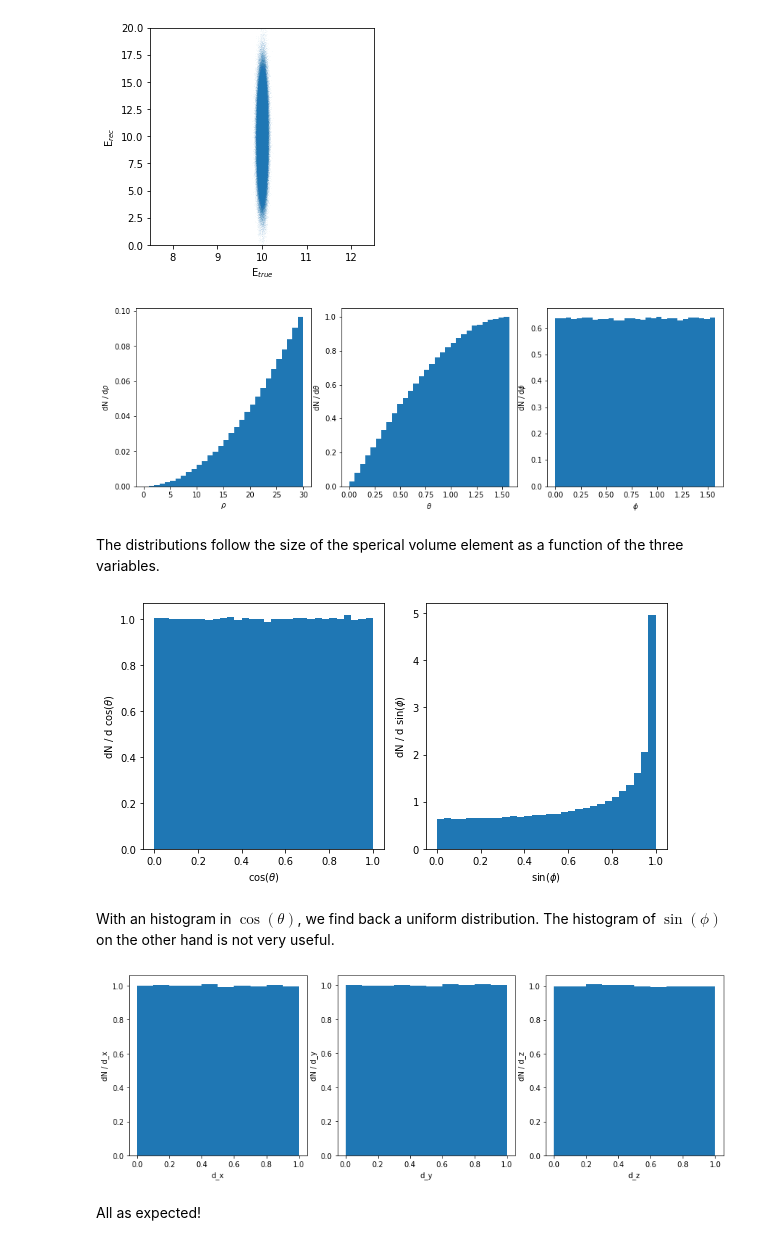
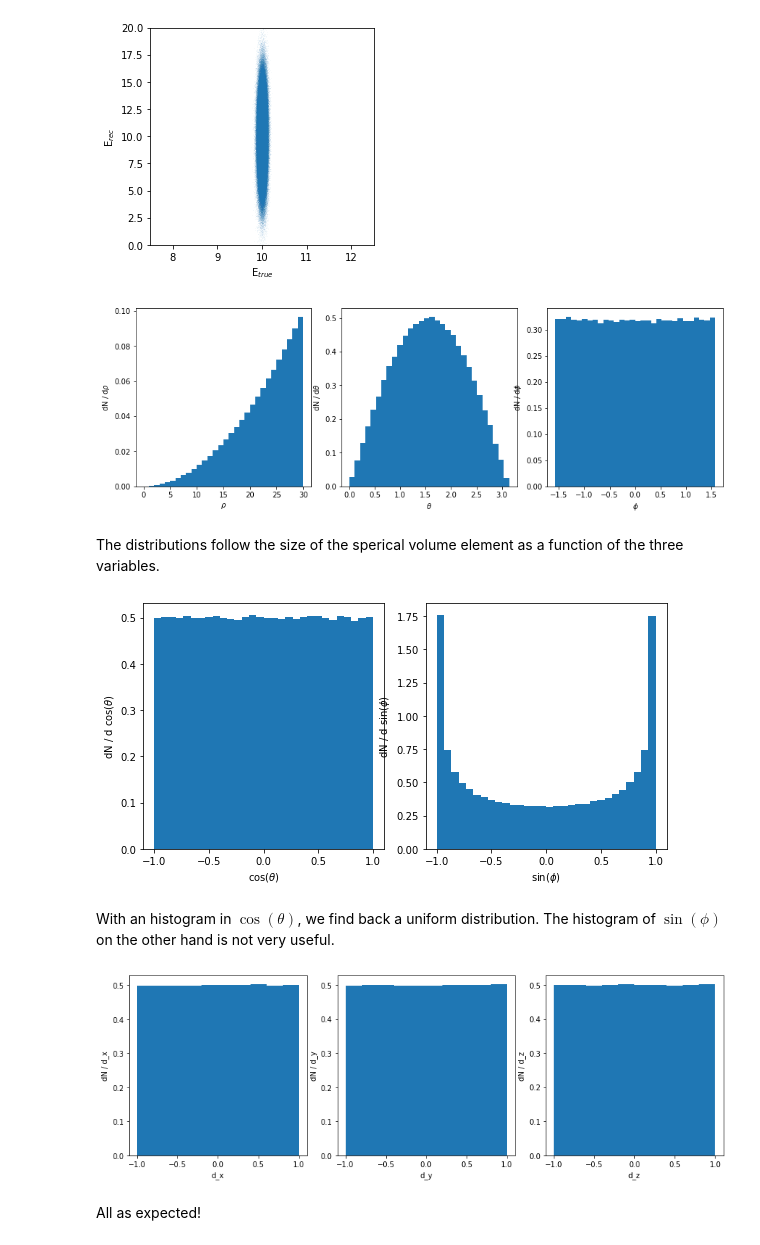
Before and after one commit to airub-multimessenger/py4phys-2022, a Jupyter notebook: exercises-solutions/ex-09-solution.ipynb, the cells around one changed output. Drawn from its saved outputs; the diff is of its cells as text; code cells hidden in the pictures.

```diff
--- a/exercises-solutions/ex-09-solution.ipynb
+++ b/exercises-solutions/ex-09-solution.ipynb
@@ -96,35 +96,35 @@ ax.set_ylim(0,20)
 # %%
 fig, axs = plt.subplots(1,3,figsize=(12,4))
 fig.tight_layout()
 
 x, y, z = data['x'], data['y'], data['z']
 
 rho = np.sqrt(x**2 + y**2 + z**2)
 theta = np.arctan2(np.hypot(x,y),z)
 phi = np.arctan2(y,x)
 
 """
 - although we are not gonna use them, we still define auxiliary variable to "catch" the return values of hist() and set_xxx methods so they do not get printed by Jupyter
 - we use density=True when plotting histograms, it is usually a good practice to plot histograms as densities (so the result does not depend on the size of the input sample)
 """
 
 ax = axs[0]
 
 H = ax.hist(rho, bins=30, range=(0,radius), density=True)
 _o = ax.set_xlabel(r"$\rho$")
 _o = ax.set_ylabel(r"dN / d$\rho$")
 
 ax = axs[1]
-H = ax.hist(theta, range=(0, np.pi/2), bins=30, density=True)
+H = ax.hist(theta, range=(0.0, np.pi), bins=30, density=True)
 _o = ax.set_xlabel(r"$\theta$")
 _o = ax.set_ylabel(r"dN / d$\theta$")
 
 ax = axs[2]
-H = ax.hist(phi, range=(0, np.pi/2), bins=30, density=True)
+H = ax.hist(phi, range=(-np.pi/2, np.pi/2), bins=30, density=True)
 _o = ax.set_xlabel(r"$\phi$")
 _o = ax.set_ylabel(r"dN / d$\phi$")
 # %% [output]
-[figure, old version]
+[figure, new version]
 # %% [markdown]
 The distributions follow the size of the sperical volume element as a function of the three variables.
 # %%
@@ -132,16 +132,16 @@ fig, axs = plt.subplots(1,2,figsize=(8,4))
 fig.tight_layout()
 
 ax = axs[0]
-H = ax.hist(np.cos(theta), range=(0, 1), bins=30, density=True)
+H = ax.hist(np.cos(theta), range=(-1, 1), bins=30, density=True)
 _o = ax.set_xlabel(r"cos($\theta$)")
 _o = ax.set_ylabel(r"dN / d cos($\theta$)")
 
 ax = axs[1]
-H = ax.hist(np.sin(phi), range=(0, 1), bins=30, density=True)
+H = ax.hist(np.sin(phi), range=(-1, 1), bins=30, density=True)
 _o = ax.set_xlabel(r"sin($\phi$)")
 _o = ax.set_ylabel(r"dN / d sin($\phi$)")
 # %% [output]
-[figure, old version]
+[figure, new version]
 # %% [markdown]
 With an histogram in $\cos(\theta)$, we find back a uniform distribution. The histogram of $\sin(\phi)$ on the other hand is not very useful.
 # %%
@@ -155,11 +155,11 @@ Sometimes it is convenient to produce plot with loops, rather than writing the o
 """
 
 for var, ax in zip(vars, axs):
-    H = ax.hist(data[var], density=True, range=(0,1))
+    H = ax.hist(data[var], density=True, range=(-1,1))
     ax.set_xlabel(var)
     ax.set_ylabel(f"dN / {var}")
 # %% [output]
-[figure, old version]
+[figure, new version]
 # %% [markdown]
 All as expected!
 # %%
```
Also changed, not shown: parts of 2 cells of this notebook, 1 other file.
